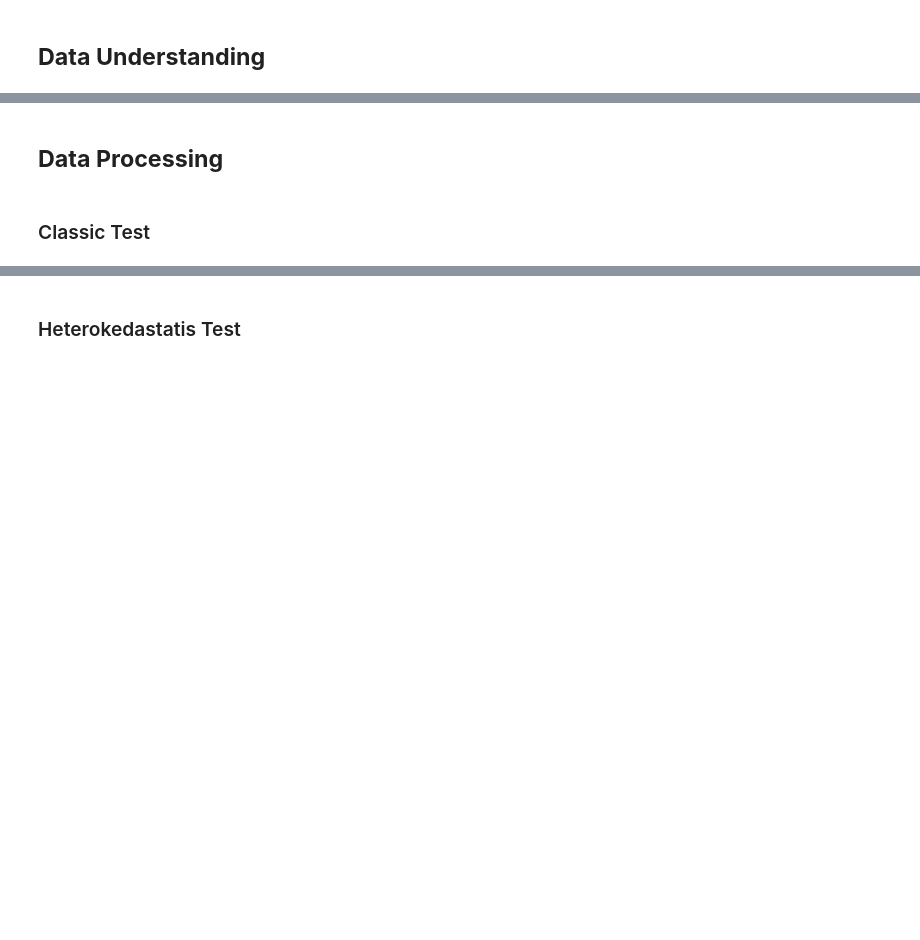
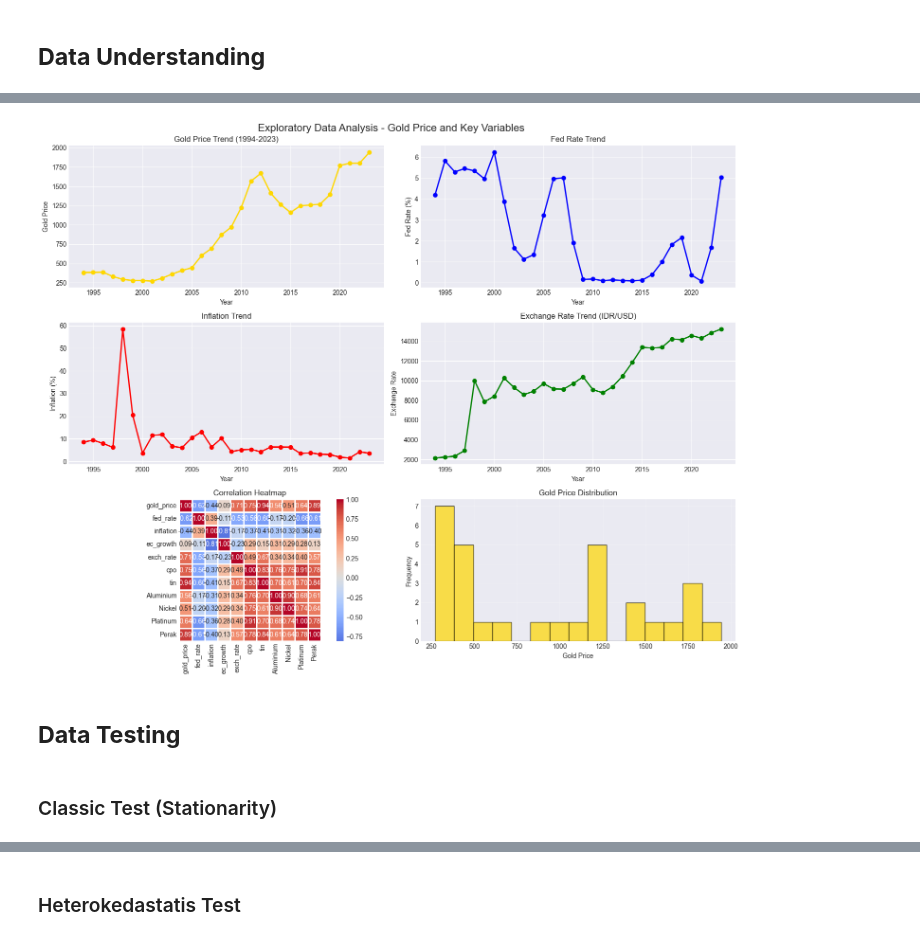
Before and after one commit to maybeitsai/gold-price-prediction, a Jupyter notebook: main.ipynb, the cells around one changed output, grey strips where cells are left out. Drawn from its saved outputs; the diff is of its cells as text; code cells hidden in the pictures; blank space fills up the shorter version.

```diff
--- a/main.ipynb
+++ b/main.ipynb
@@ -77,0 +186,17 @@
+# %%
+# Remove unnamed columns if any
+df = df.loc[:, ~df.columns.str.contains('^Unnamed')]
+# %%
+# Clean gold_price column (remove comma/thousands separator)
+if df['gold_price'].dtype == 'object':
+    df['gold_price'] = df['gold_price'].str.replace(',', '').str.replace('.', '').astype(float)
+
+print("\n0.1.3 KUALITAS DATA")
+print("-"*80)
+print("Missing Values:")
+print(df.isnull().sum())
+print(f"\nTotal Missing Values: {df.isnull().sum().sum()}")
+
+print("\n0.1.4 STATISTIK DESKRIPTIF")
+print("-"*80)
+print(df.describe())
@@ -78,4 +251,56 @@
+# %%
+# Visualisasi
+fig, axes = plt.subplots(3, 2, figsize=(15, 12))
+fig.suptitle('Exploratory Data Analysis - Gold Price and Key Variables', fontsize=16)
+
+# Gold price trend
+axes[0, 0].plot(df['year'], df['gold_price'], marker='o', linewidth=2, color='gold')
+axes[0, 0].set_title('Gold Price Trend (1994-2023)')
+axes[0, 0].set_xlabel('Year')
+axes[0, 0].set_ylabel('Gold Price')
+axes[0, 0].grid(True)
+
+# Fed rate
+axes[0, 1].plot(df['year'], df['fed_rate'], marker='o', linewidth=2, color='blue')
+axes[0, 1].set_title('Fed Rate Trend')
+axes[0, 1].set_xlabel('Year')
+axes[0, 1].set_ylabel('Fed Rate (%)')
+axes[0, 1].grid(True)
+
+# Inflation
+axes[1, 0].plot(df['year'], df['inflation'], marker='o', linewidth=2, color='red')
+axes[1, 0].set_title('Inflation Trend')
+axes[1, 0].set_xlabel('Year')
+axes[1, 0].set_ylabel('Inflation (%)')
+axes[1, 0].grid(True)
+
+# Exchange rate
+axes[1, 1].plot(df['year'], df['exch_rate'], marker='o', linewidth=2, color='green')
+axes[1, 1].set_title('Exchange Rate Trend (IDR/USD)')
+axes[1, 1].set_xlabel('Year')
+axes[1, 1].set_ylabel('Exchange Rate')
+axes[1, 1].grid(True)
+
+# Correlation heatmap (top variables)
+top_vars = ['gold_price', 'fed_rate', 'inflation', 'ec_growth', 'exch_rate',
+            'cpo', 'tin', 'Aluminium', 'Nickel', 'Platinum', 'Perak']
+corr_matrix = df[top_vars].corr()
+sns.heatmap(corr_matrix, annot=True, fmt='.2f', cmap='coolwarm', center=0,
+            ax=axes[2, 0], square=True, linewidths=1)
+axes[2, 0].set_title('Correlation Heatmap')
+
+# Distribution of gold price
+axes[2, 1].hist(df['gold_price'], bins=15, color='gold', edgecolor='black', alpha=0.7)
+axes[2, 1].set_title('Gold Price Distribution')
+axes[2, 1].set_xlabel('Gold Price')
+axes[2, 1].set_ylabel('Frequency')
+axes[2, 1].grid(True, alpha=0.3)
+
+plt.tight_layout()
+plt.show()
+# %% [output]
+[figure, added]
 # %% [markdown]
-## **Data Processing**
+## **Data Testing**
 # %% [markdown]
-### Classic Test
+### Classic Test (Stationarity)
```
Also changed, not shown: parts of 53 cells of this notebook.
